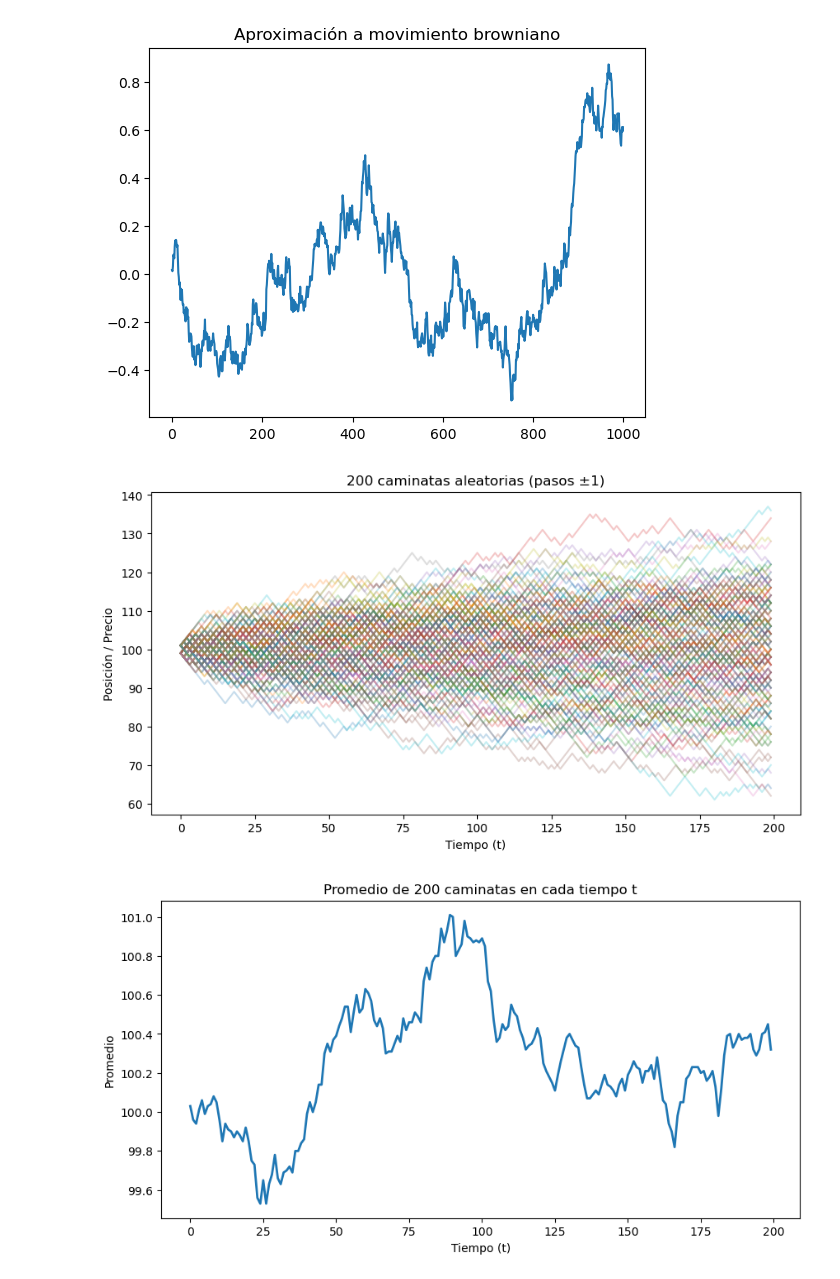
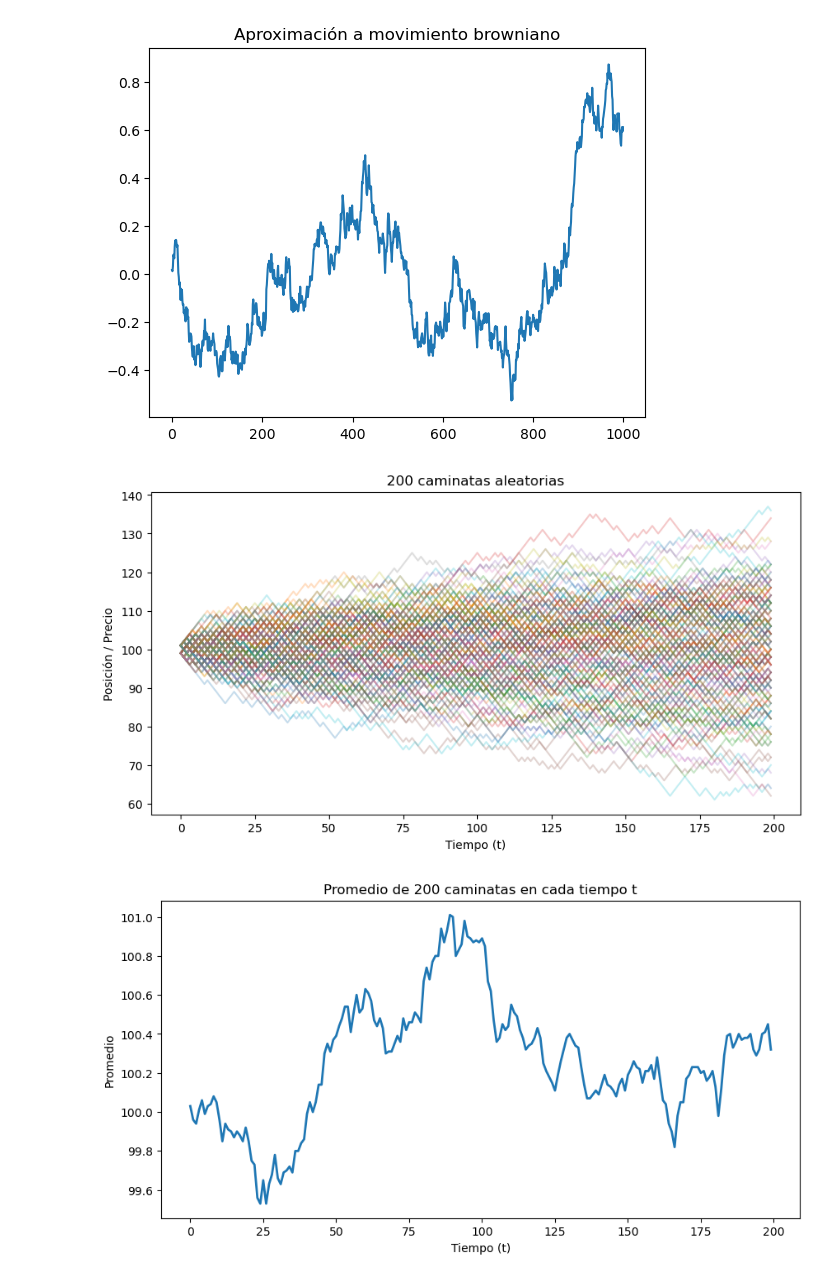
Before and after one commit to nicolasmgtz/Simulaci-n-de-Procesos-Financieros, a Jupyter notebook: Random Walk.ipynb, the cells around one changed output. Cells and saved outputs as stored; diff of their text form; code cells hidden in the pictures.

```diff
--- a/Random Walk.ipynb
+++ b/Random Walk.ipynb
@@ -77,26 +77,26 @@ plt.show()
 # %%
 import numpy as np
 import matplotlib.pyplot as plt
 
 np.random.seed(42)
 
 n_walks = 200
 n_steps = 200
 x0 = 100
 
 steps = np.random.choice([-1, 1], size=(n_walks, n_steps))
 walks = x0 + np.cumsum(steps, axis=1)
 
 mean_walk = walks.mean(axis=0)
 
 plt.figure(figsize=(10, 5))
 plt.plot(walks.T, alpha=0.25)
-plt.title("200 caminatas aleatorias (pasos ±1)")
+plt.title("200 caminatas aleatorias")
 plt.xlabel("Tiempo (t)")
 plt.ylabel("Posición / Precio")
 plt.show()
 # %% [output]
-[figure, old version]
+[figure, new version]
 # %%
 plt.figure(figsize=(10, 5))
 plt.plot(mean_walk, linewidth=2)
```
